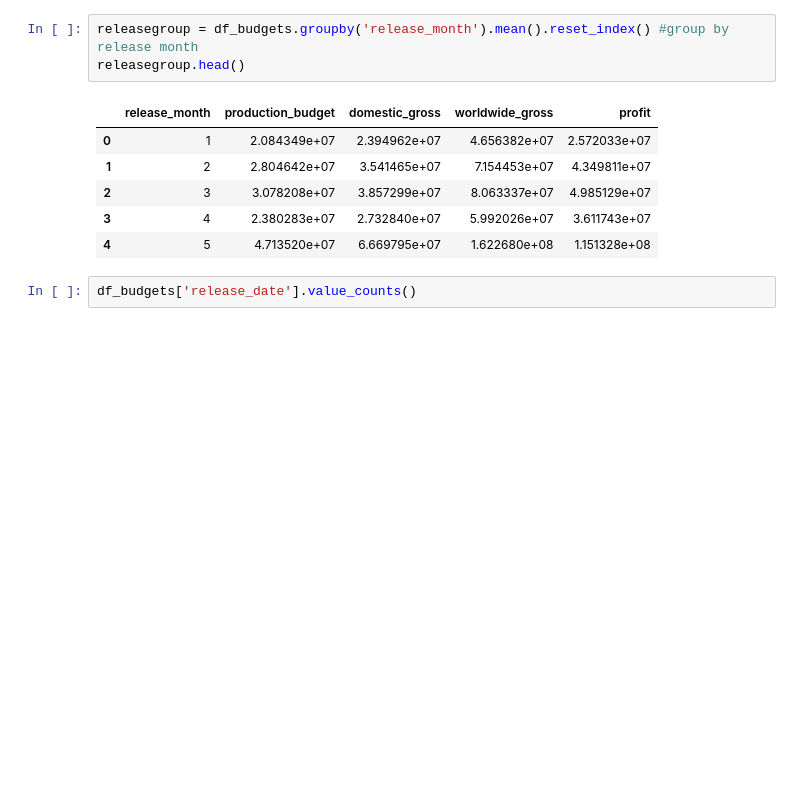
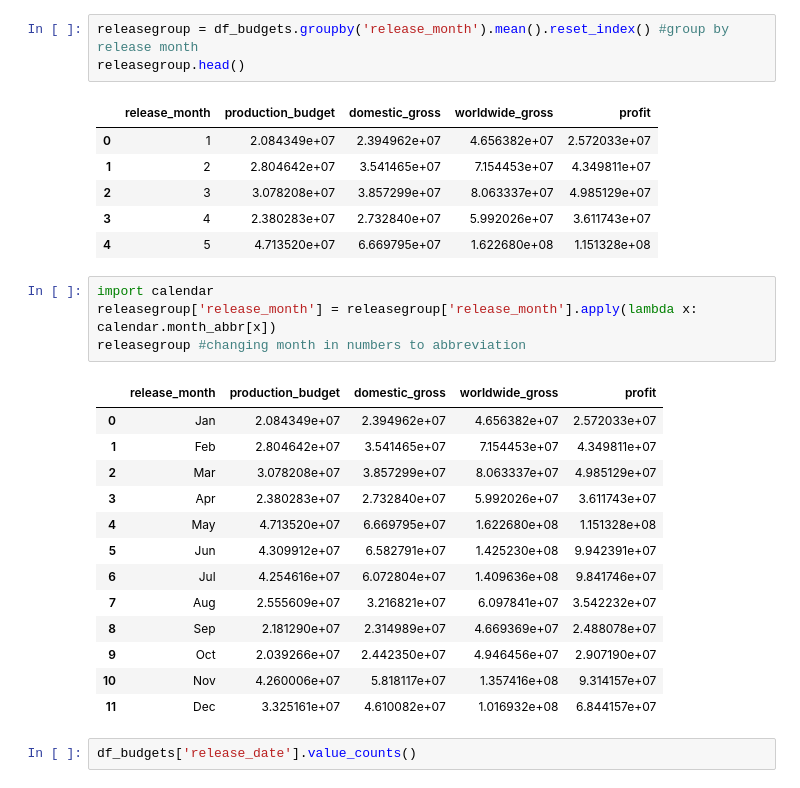
Before and after one commit to yehcolum/dsc-phase-1-project, a Jupyter notebook: dsc-phase1-project-template.ipynb, the cells around one changed output. Cells and saved outputs as stored; diff of their text form; blank space fills up the shorter version.

```diff
--- a/dsc-phase1-project-template.ipynb
+++ b/dsc-phase1-project-template.ipynb
@@ -283,6 +288,24 @@ releasegroup.head()
 | 2 | 3 | 3.078208e+07 | 3.857299e+07 | 8.063337e+07 | 4.985129e+07 |
 | 3 | 4 | 2.380283e+07 | 2.732840e+07 | 5.992026e+07 | 3.611743e+07 |
 | 4 | 5 | 4.713520e+07 | 6.669795e+07 | 1.622680e+08 | 1.151328e+08 |
+# %%
+import calendar
+releasegroup['release_month'] = releasegroup['release_month'].apply(lambda x: calendar.month_abbr[x])
+releasegroup #changing month in numbers to abbreviation
+# %% [output]
+|  | release_month | production_budget | domestic_gross | worldwide_gross | profit |
+| 0 | Jan | 2.084349e+07 | 2.394962e+07 | 4.656382e+07 | 2.572033e+07 |
+| 1 | Feb | 2.804642e+07 | 3.541465e+07 | 7.154453e+07 | 4.349811e+07 |
+| 2 | Mar | 3.078208e+07 | 3.857299e+07 | 8.063337e+07 | 4.985129e+07 |
+| 3 | Apr | 2.380283e+07 | 2.732840e+07 | 5.992026e+07 | 3.611743e+07 |
+| 4 | May | 4.713520e+07 | 6.669795e+07 | 1.622680e+08 | 1.151328e+08 |
+| 5 | Jun | 4.309912e+07 | 6.582791e+07 | 1.425230e+08 | 9.942391e+07 |
+| 6 | Jul | 4.254616e+07 | 6.072804e+07 | 1.409636e+08 | 9.841746e+07 |
+| 7 | Aug | 2.555609e+07 | 3.216821e+07 | 6.097841e+07 | 3.542232e+07 |
+| 8 | Sep | 2.181290e+07 | 2.314989e+07 | 4.669369e+07 | 2.488078e+07 |
+| 9 | Oct | 2.039266e+07 | 2.442350e+07 | 4.946456e+07 | 2.907190e+07 |
+| 10 | Nov | 4.260006e+07 | 5.818117e+07 | 1.357416e+08 | 9.314157e+07 |
+| 11 | Dec | 3.325161e+07 | 4.610082e+07 | 1.016932e+08 | 6.844157e+07 |
 # %%
 df_budgets['release_date'].value_counts()
 # %% [output]
```
Also changed, not shown: parts of 6 cells of this notebook.
